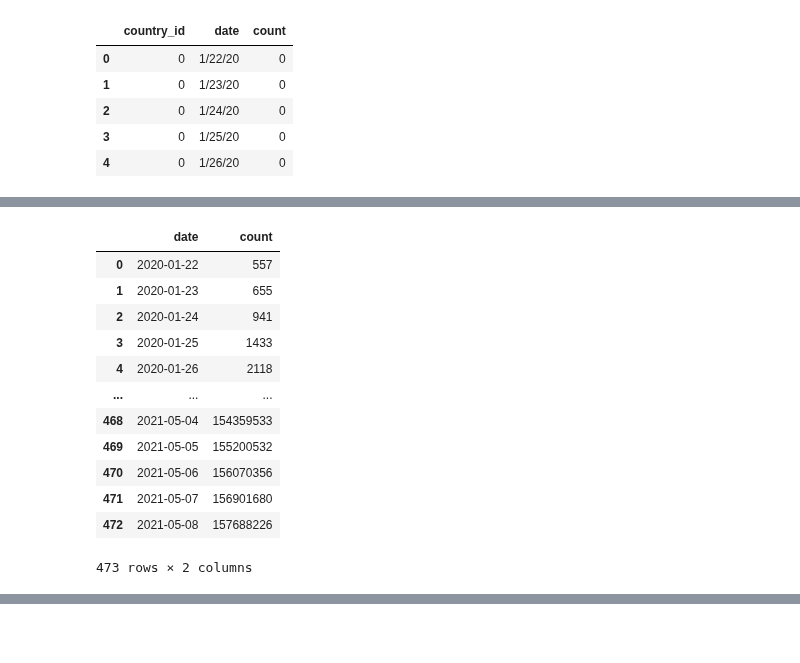
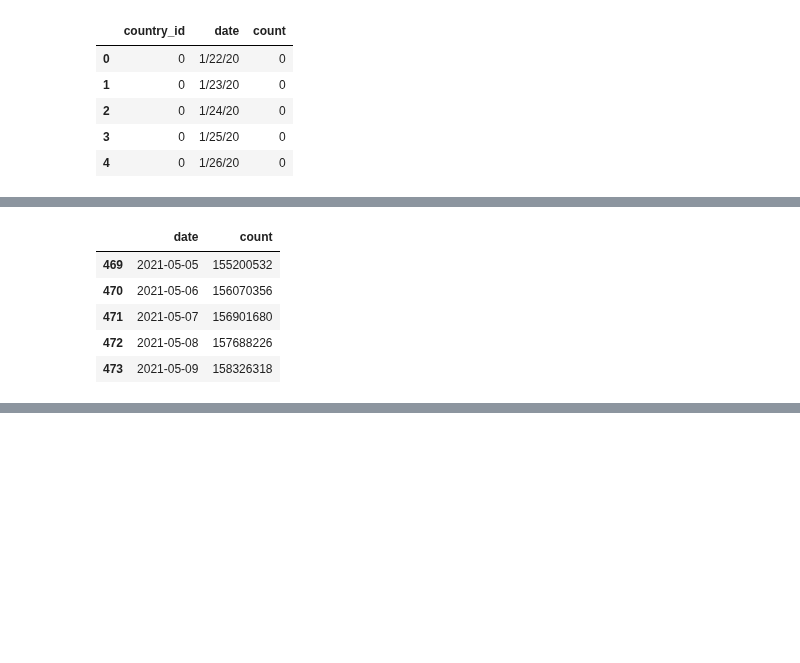
Before and after one commit to marzg510/data-analyze-covid-19, a Jupyter notebook: covid-19-global-daily-04.ipynb, the cells around one changed output, grey strips where cells are left out. Drawn from its saved outputs; the diff is of its cells as text; code cells hidden in the pictures; blank space fills up the shorter version.

```diff
--- a/covid-19-global-daily-04.ipynb
+++ b/covid-19-global-daily-04.ipynb
@@ -61,21 +54,14 @@ df
 # %%
 global_df = df.groupby(["date"],as_index=False).sum("count")
 # %%
-global_df
+global_df.tail()
 # %% [output]
 |  | date | count |
-| 0 | 2020-01-22 | 557 |
-| 1 | 2020-01-23 | 655 |
-| 2 | 2020-01-24 | 941 |
-| 3 | 2020-01-25 | 1433 |
-| 4 | 2020-01-26 | 2118 |
-| ... | ... | ... |
-| 468 | 2021-05-04 | 154359533 |
 | 469 | 2021-05-05 | 155200532 |
 | 470 | 2021-05-06 | 156070356 |
 | 471 | 2021-05-07 | 156901680 |
 | 472 | 2021-05-08 | 157688226 |
+| 473 | 2021-05-09 | 158326318 |
-473 rows × 2 columns
 # %%
 import matplotlib.pyplot as plt
 %matplotlib notebook
```
Also changed, not shown: parts of 2 cells of this notebook, 24 other files.
